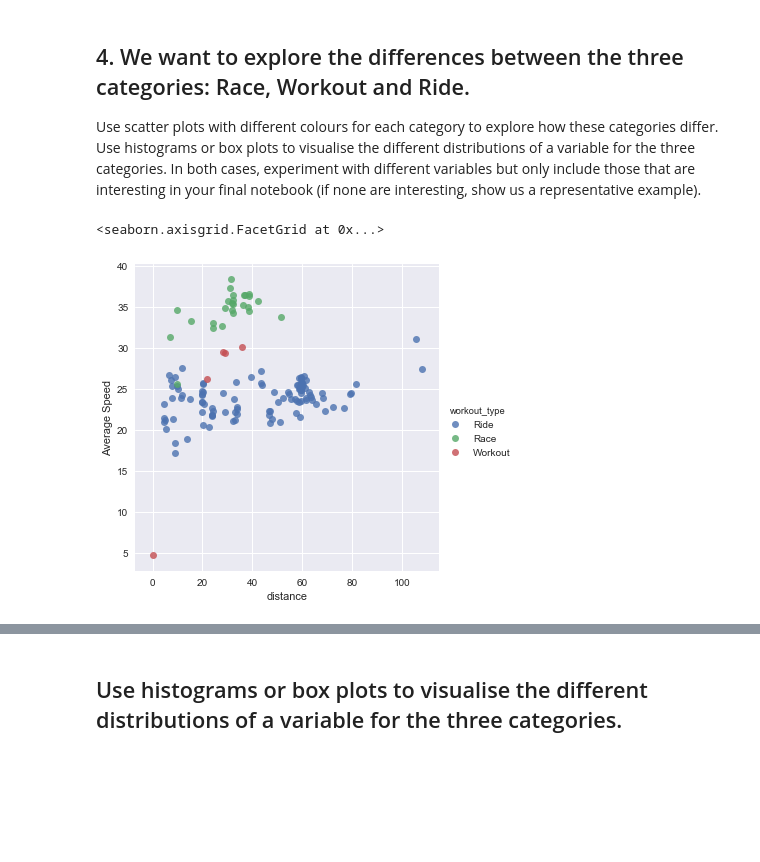
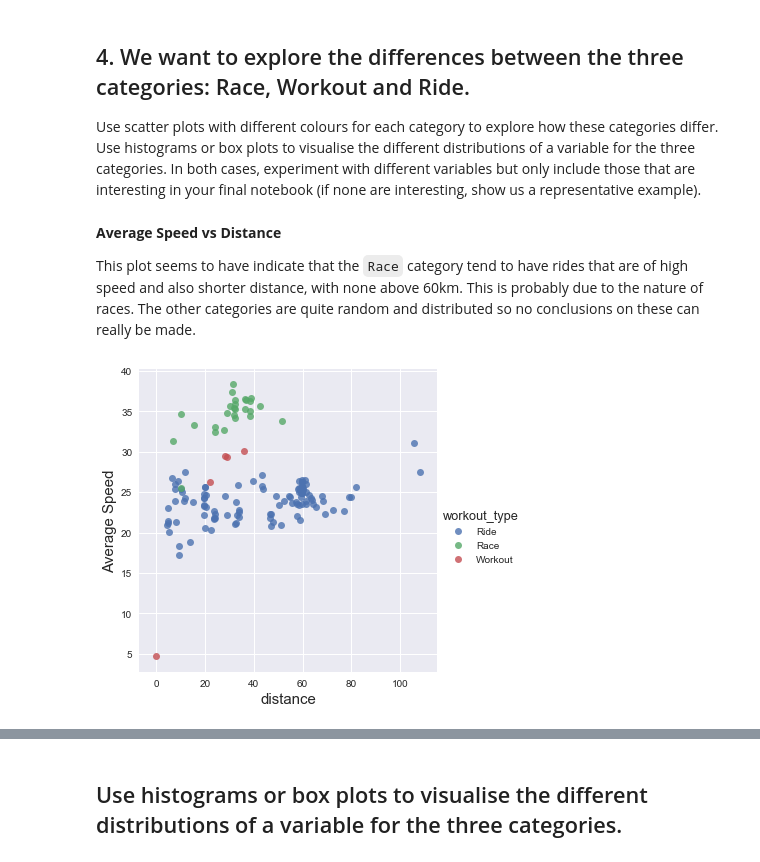
Before and after one commit to BinaryPogs/COMP257Portfolio, a Jupyter notebook: Portfolio 1.ipynb, the cells around one changed output, grey strips where cells are left out. Saved outputs shown, nothing was run; the diff lists cells and outputs as text; code cells hidden in the pictures; blank space fills up the shorter version.

```diff
--- a/Portfolio 1.ipynb
+++ b/Portfolio 1.ipynb
@@ -179,11 +202,16 @@ sns.pairplot(cat, hue='workout_type', markers=['s','o','D'])
 # %% [markdown]
 ## 4. We want to explore the differences between the three categories: Race, Workout and Ride.
 Use scatter plots with different colours for each category to explore how these categories differ. Use histograms or box plots to visualise the different distributions of a variable for the three categories. In both cases, experiment with different variables but only include those that are interesting in your final notebook (if none are interesting, show us a representative example).
+# %% [markdown]
+**Average Speed vs Distance**
+
+This plot seems to have indicate that the `Race` category tend to have rides that are of high speed and also shorter distance, with none above 60km. This is probably due to the nature of races. The other categories are quite random and distributed so no conclusions on these can really be made.
 # %%
+sns.set_context(rc={"axes.labelsize":15})
 sns.lmplot(x='distance',y='Average Speed',
           data=df,
            fit_reg=False,
           hue='workout_type')
+None
 # %% [output]
-<seaborn.axisgrid.FacetGrid at 0x...>
-[figure, old version]
+[figure, new version]
```
Also changed, not shown: parts of 43 cells of this notebook.
